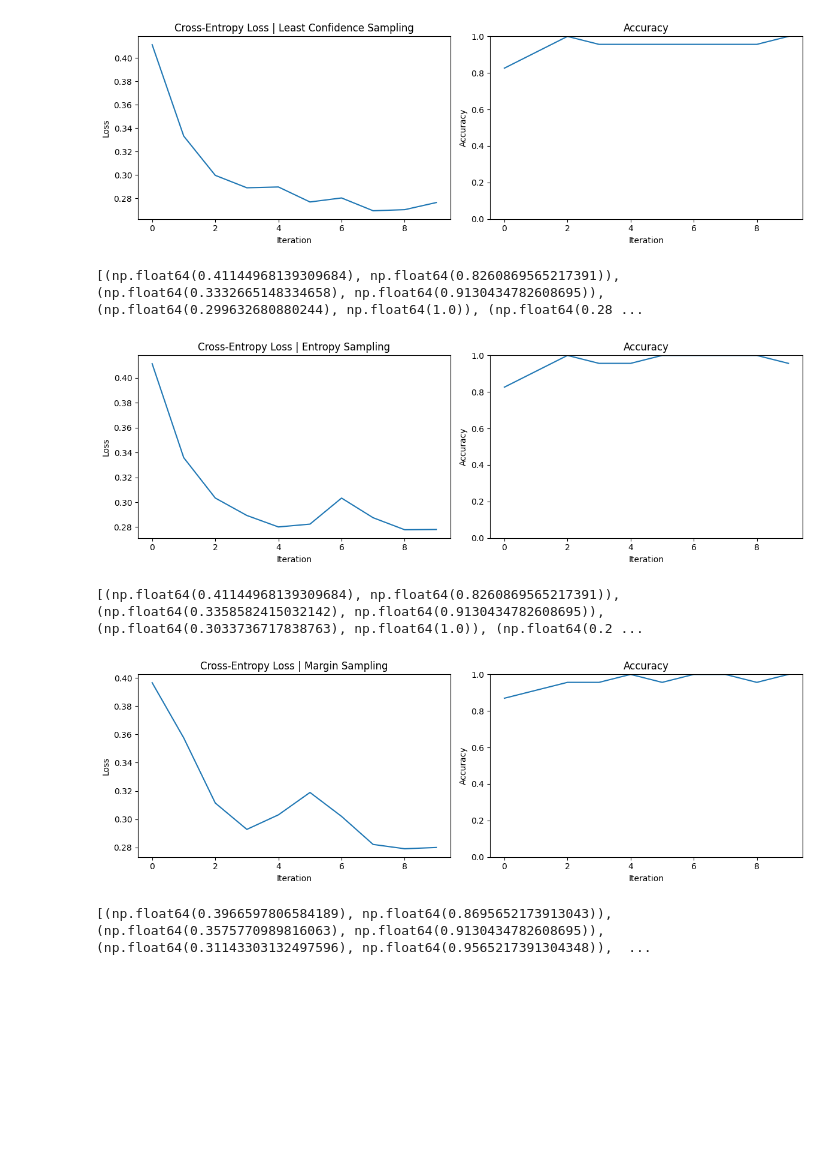
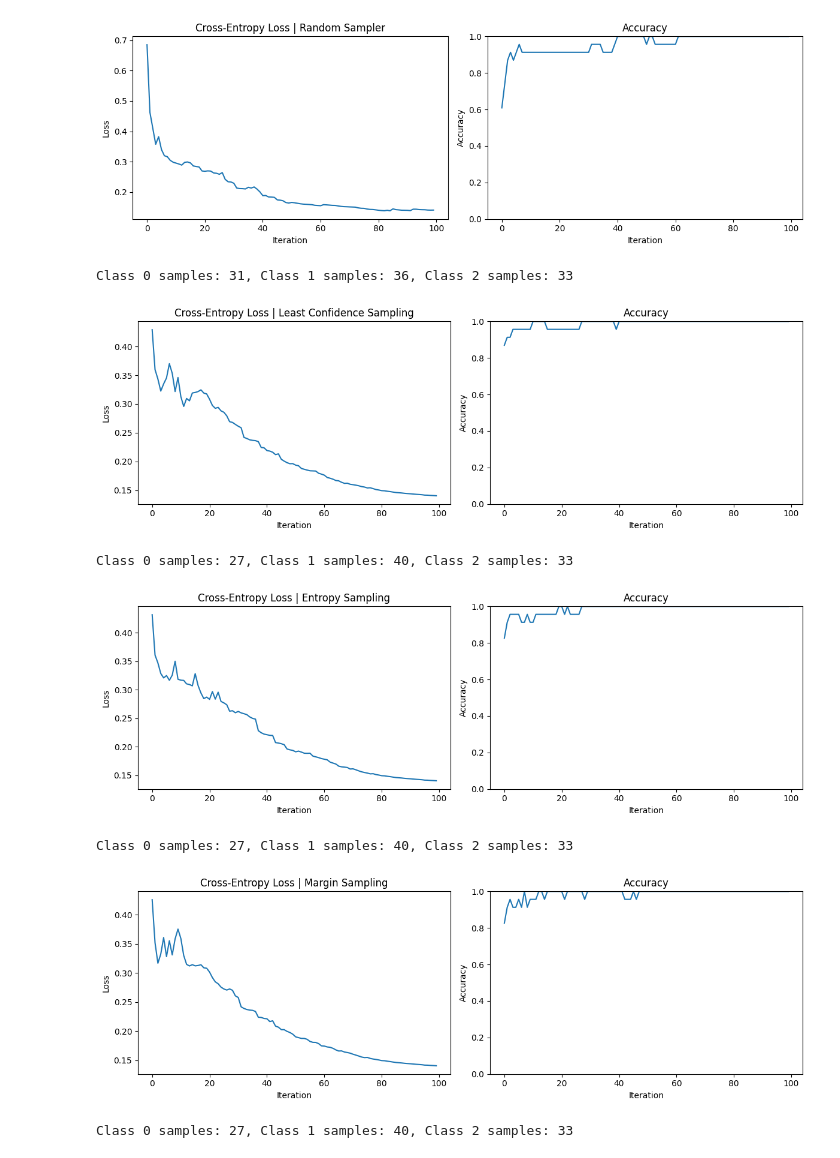
Before and after one commit to SuperNova74-K/ML_Active_Learning, a Jupyter notebook: main.ipynb, the cells around one changed output. Cells and saved outputs as stored; diff of their text form; code cells hidden in the pictures; blank space fills up the shorter version.

```diff
--- a/main.ipynb
+++ b/main.ipynb
@@ -26,5 +38,7 @@ def prepare_dataset(X, y):
     return X, y, y_true, X_test, y_true_test
 
 X, y, y_true, X_test, y_true_test = prepare_dataset(X_iris, y_true_iris)
+# %%
+SAMPLES = [0, 0, 0]
 # %%
 def train_model(classifier, X, y, y_true, sampler, X_test, y_true_test, history=None, n_rounds=20):
@@ -69,6 +88,9 @@ def train_model(classifier, X, y, y_true, sampler, X_test, y_true_test, history=
     return classifier, history
 # %%
 def end_to_end_bench(expriment_title, classifier, X, y_true, y, X_test, y_true_test, sampler, n_rounds=20):
+    global SAMPLES
+    SAMPLES = [0, 0, 0]
+
     # Train
     classifer, history = train_model(classifier, X, y, y_true, sampler, X_test, y_true_test, n_rounds=n_rounds)
 
@@ -100,31 +141,47 @@ def end_to_end_bench(expriment_title, classifier, X, y_true, y, X_test, y_true_t
 # %%
 # Create classifier and query strategy.
-sampler_least_confidence = UncertaintySampling(method='least_confident')
-sampler_entropy = UncertaintySampling(method='entropy')
-sampler_margin = UncertaintySampling(method='margin_sampling')
+sampler_least_confidence = UncertaintySampling(method='least_confident', random_state=42)
+sampler_entropy = UncertaintySampling(method='entropy', random_state=42)
+sampler_margin = UncertaintySampling(method='margin_sampling', random_state=42)
+sampler_random = RandomSampler(random_state=42)
 # %%
 def generate_classifier(y_true):
     # Create a Logistic Regression classifier
-    return SklearnClassifier(LogisticRegression(), classes=np.unique(y_true))
+    return SklearnClassifier(LogisticRegression(max_iter=1000), classes=np.unique(y_true))
 
-N_ROUNDS = 10
+def main(x_ground, y_ground, n_rounds):
+    histories = []
 
-def main(x_ground, y_ground):
     # Run end-to-end benchmark for different samplers
     X, y, y_true, X_test, y_true_test = prepare_dataset(x_ground, y_ground)
-    _, history = end_to_end_bench("Least Confidence Sampling", generate_classifier(y_true), X, y_true, y, X_test, y_true_test, sampler_least_confidence, n_rounds=N_ROUNDS)
+    _, history = end_to_end_bench("Random Sampler", generate_classifier(y_true), X, y_true, y, X_test, y_true_test, sampler_random, n_rounds=n_rounds)
+    histories.append(history)
+    print(f"Class 0 samples: {SAMPLES[0]}, Class 1 samples: {SAMPLES[1]}, Class 2 samples: {SAMPLES[2]}")
 
-    X, y, y_true, X_test, y_true_test = prepare_dataset(X_iris, y_true_iris)
-    _, history = end_to_end_bench("Entropy Sampling", generate_classifier(y_true), X, y_true, y, X_test, y_true_test, sampler_entropy, n_rounds=N_ROUNDS)
+    X, y, y_true, X_test, y_true_test = prepare_dataset(x_ground, y_ground)
+    _, history = end_to_end_bench("Least Confidence Sampling", generate_classifier(y_true), X, y_true, y, X_test, y_true_test, sampler_least_confidence, n_rounds=n_rounds)
+    histories.append(history)
+    print(f"Class 0 samples: {SAMPLES[0]}, Class 1 samples: {SAMPLES[1]}, Class 2 samples: {SAMPLES[2]}")
 
-    X, y, y_true, X_test, y_true_test = prepare_dataset(X_iris, y_true_iris)
-    _, history = end_to_end_bench("Margin Sampling", generate_classifier(y_true), X, y_true, y, X_test, y_true_test, sampler_margin, n_rounds=N_ROUNDS)
+    X, y, y_true, X_test, y_true_test = prepare_dataset(x_ground, y_ground)
+    _, history = end_to_end_bench("Entropy Sampling", generate_classifier(y_true), X, y_true, y, X_test, y_true_test, sampler_entropy, n_rounds=n_rounds)
+    histories.append(history)
+    print(f"Class 0 samples: {SAMPLES[0]}, Class 1 samples: {SAMPLES[1]}, Class 2 samples: {SAMPLES[2]}")
+
+    X, y, y_true, X_test, y_true_test = prepare_dataset(x_ground, y_ground)
+    _, history = end_to_end_bench("Margin Sampling", generate_classifier(y_true), X, y_true, y, X_test, y_true_test, sampler_margin, n_rounds=n_rounds)
+    histories.append(history)
+    print(f"Class 0 samples: {SAMPLES[0]}, Class 1 samples: {SAMPLES[1]}, Class 2 samples: {SAMPLES[2]}")
+
+    return histories
 # %%
-main(x_ground=X_iris, y_ground=y_true_iris)
+histories = main(x_ground=X_iris, y_ground=y_true_iris, n_rounds=100)
 # %% [output]
-[figure, old version]
+[figure, new version]
-[(np.float64(0.41144968139309684), np.float64(0.8260869565217391)), (np.float64(0.3332665148334658), np.float64(0.9130434782608695)), (np.float64(0.299632680880244), np.float64(1.0)), (np.float64(0.28 ...
+Class 0 samples: 31, Class 1 samples: 36, Class 2 samples: 33
-[figure, old version]
+[figure, new version]
-[(np.float64(0.41144968139309684), np.float64(0.8260869565217391)), (np.float64(0.3358582415032142), np.float64(0.9130434782608695)), (np.float64(0.3033736717838763), np.float64(1.0)), (np.float64(0.2 ...
+Class 0 samples: 27, Class 1 samples: 40, Class 2 samples: 33
-[figure, old version]
+[figure, new version]
-[(np.float64(0.3966597806584189), np.float64(0.8695652173913043)), (np.float64(0.3575770989816063), np.float64(0.9130434782608695)), (np.float64(0.31143303132497596), np.float64(0.9565217391304348)),  ...
+Class 0 samples: 27, Class 1 samples: 40, Class 2 samples: 33
+[figure, added]
+Class 0 samples: 27, Class 1 samples: 40, Class 2 samples: 33
```
Also changed, not shown: parts of 9 cells of this notebook.
